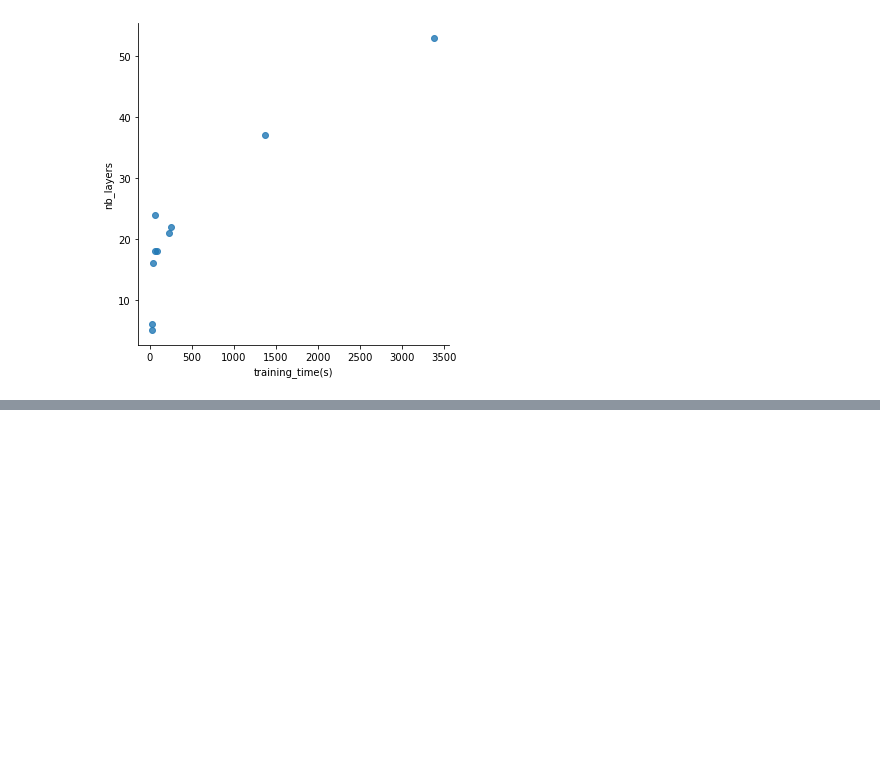
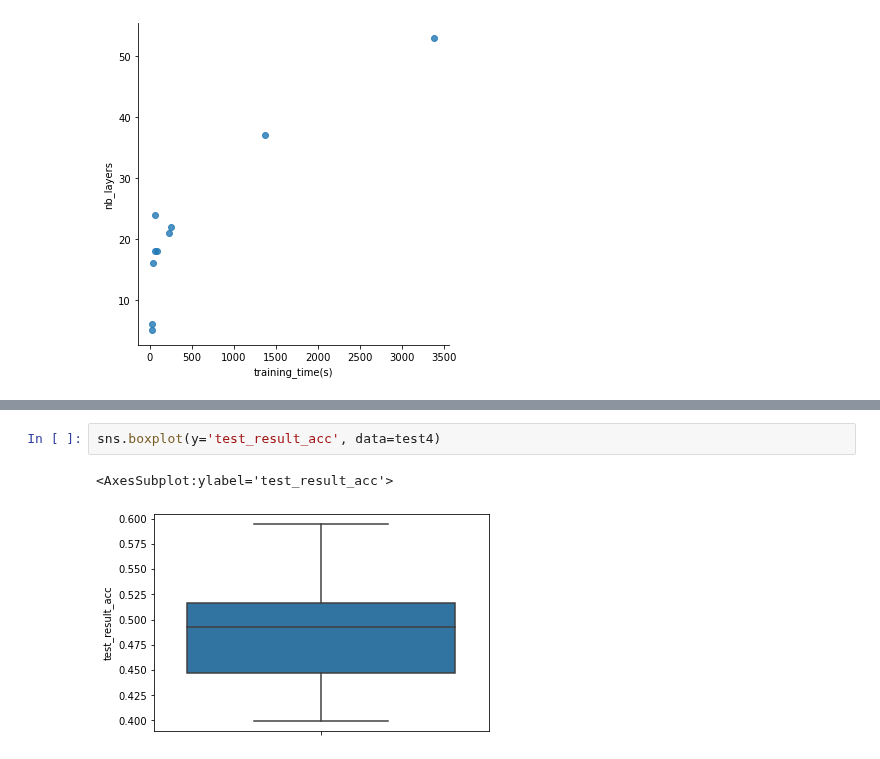
Before and after one commit to AntoineGr1/Memoire_code, a Jupyter notebook: Analyse_resnet_gen_result.ipynb, the cells around one changed output, grey strips where cells are left out. Drawn from its saved outputs; the diff is of its cells as text; blank space fills up the shorter version.

```diff
--- a/Analyse_resnet_gen_result.ipynb
+++ b/Analyse_resnet_gen_result.ipynb
@@ -206,0 +233,5 @@ sns.lmplot(
+# %%
+sns.boxplot(y='test_result_acc', data=test4)
+# %% [output]
+<AxesSubplot:ylabel='test_result_acc'>
+[figure, added]
```
Also changed, not shown: parts of 8 cells of this notebook, 33 other files.
